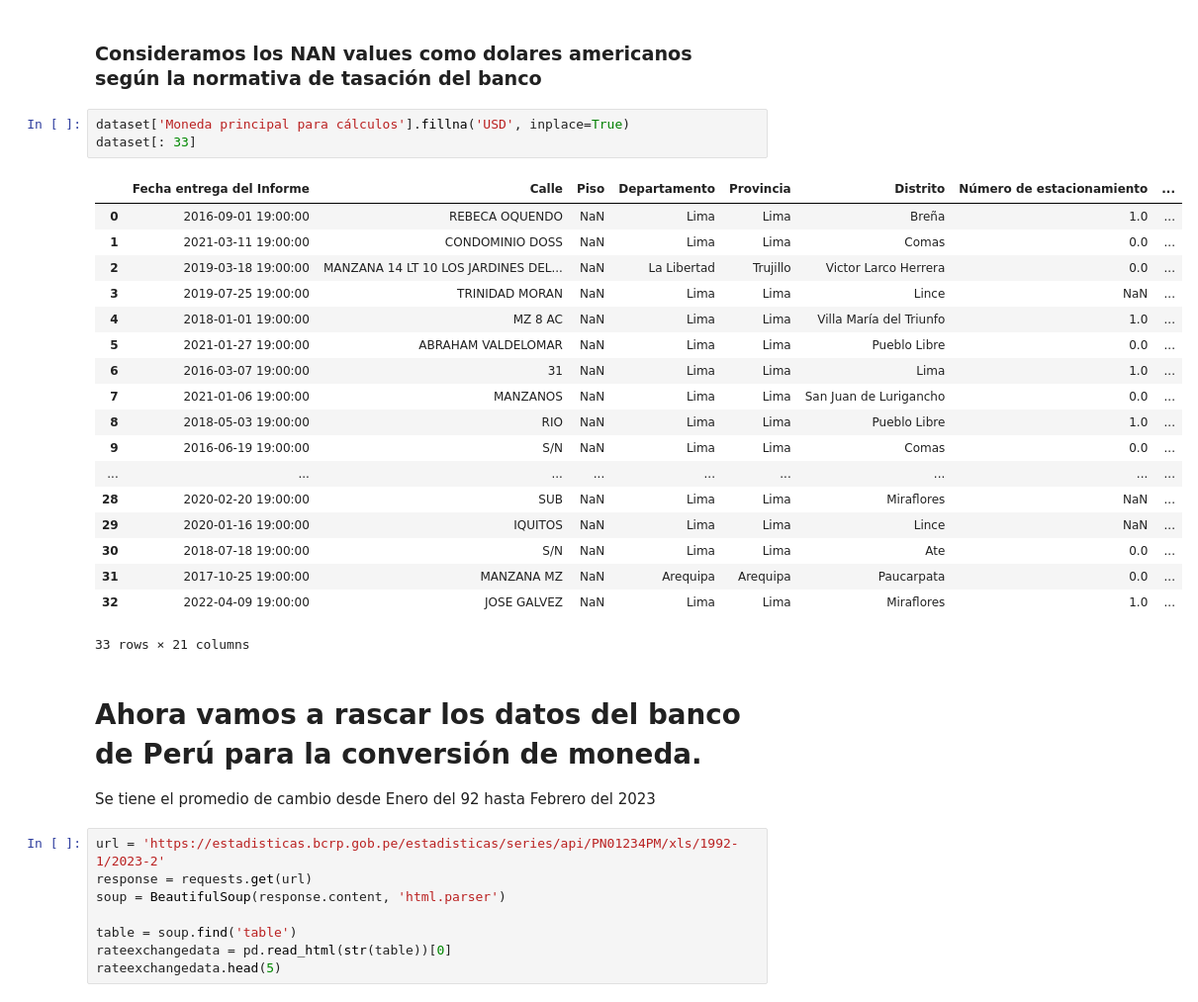
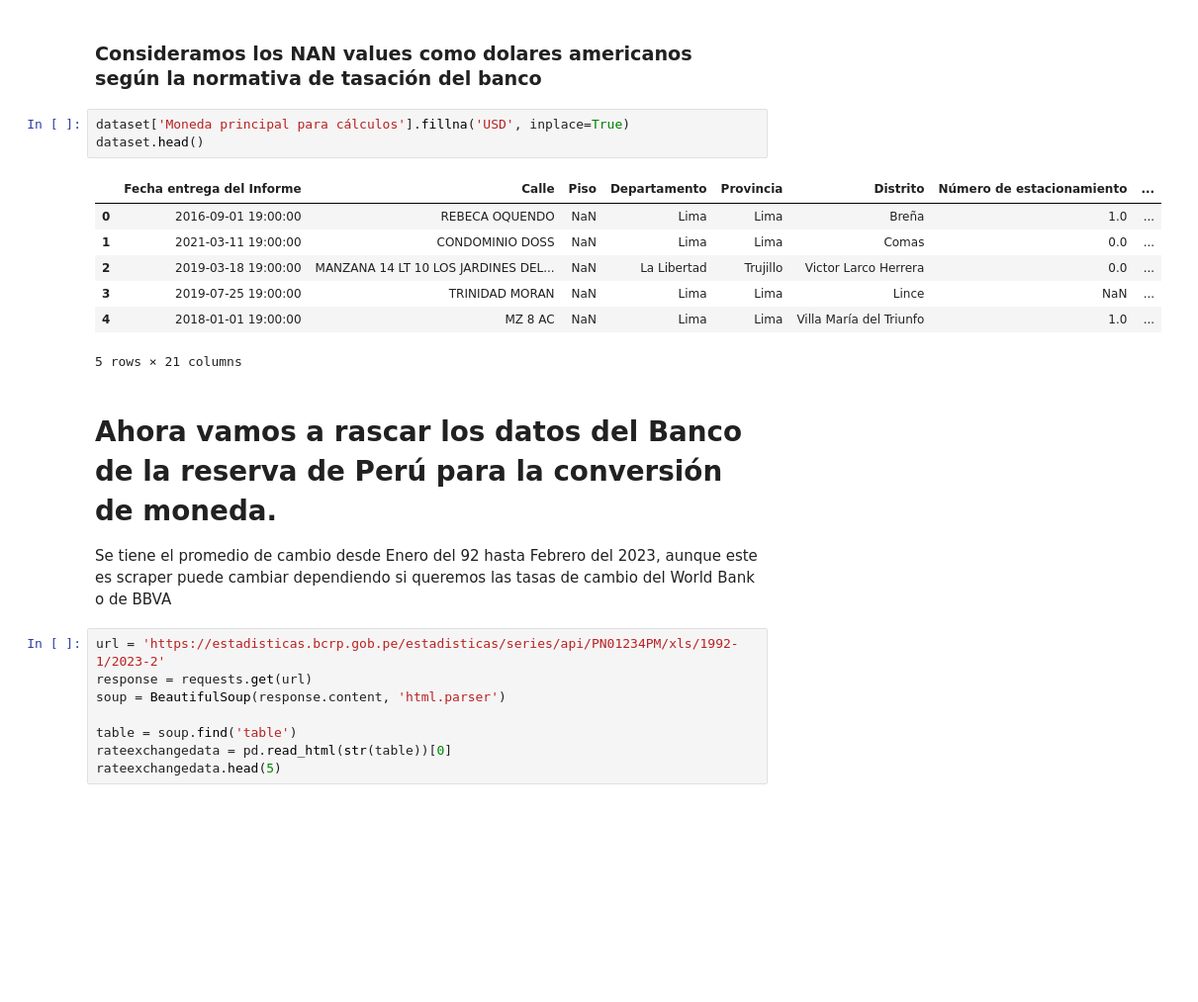
Before and after one commit to LordAngel11/DataDrivenStrikesBack, a Jupyter notebook: Analisis2.0.ipynb, the cells around one changed output. Shown at 99% size. Saved outputs shown, nothing was run; the diff lists cells and outputs as text; blank space fills up the shorter version.

```diff
--- a/Analisis2.0.ipynb
+++ b/Analisis2.0.ipynb
@@ -54,30 +44,19 @@ dataset[:33]
 ### Consideramos los NAN values como dolares americanos según la normativa de tasación del banco
 # %%
 dataset['Moneda principal para cálculos'].fillna('USD', inplace=True)
-dataset[: 33]
+dataset.head()
 # %% [output]
 |  | Fecha entrega del Informe | Calle | Piso | Departamento | Provincia | Distrito | Número de estacionamiento | ... |
 | 0 | 2016-09-01 19:00:00 | REBECA OQUENDO | NaN | Lima | Lima | Breña | 1.0 | ... |
 | 1 | 2021-03-11 19:00:00 | CONDOMINIO DOSS | NaN | Lima | Lima | Comas | 0.0 | ... |
 | 2 | 2019-03-18 19:00:00 | MANZANA 14 LT 10 LOS JARDINES DEL... | NaN | La Libertad | Trujillo | Victor Larco Herrera | 0.0 | ... |
 | 3 | 2019-07-25 19:00:00 | TRINIDAD MORAN | NaN | Lima | Lima | Lince | NaN | ... |
 | 4 | 2018-01-01 19:00:00 | MZ 8 AC | NaN | Lima | Lima | Villa María del Triunfo | 1.0 | ... |
-| 5 | 2021-01-27 19:00:00 | ABRAHAM VALDELOMAR | NaN | Lima | Lima | Pueblo Libre | 0.0 | ... |
-| 6 | 2016-03-07 19:00:00 | 31 | NaN | Lima | Lima | Lima | 1.0 | ... |
-| 7 | 2021-01-06 19:00:00 | MANZANOS | NaN | Lima | Lima | San Juan de Lurigancho | 0.0 | ... |
-| 8 | 2018-05-03 19:00:00 | RIO | NaN | Lima | Lima | Pueblo Libre | 1.0 | ... |
-| 9 | 2016-06-19 19:00:00 | S/N | NaN | Lima | Lima | Comas | 0.0 | ... |
-| ... | ... | ... | ... | ... | ... | ... | ... | ... |
-| 28 | 2020-02-20 19:00:00 | SUB | NaN | Lima | Lima | Miraflores | NaN | ... |
-| 29 | 2020-01-16 19:00:00 | IQUITOS | NaN | Lima | Lima | Lince | NaN | ... |
-| 30 | 2018-07-18 19:00:00 | S/N | NaN | Lima | Lima | Ate | 0.0 | ... |
-| 31 | 2017-10-25 19:00:00 | MANZANA MZ | NaN | Arequipa | Arequipa | Paucarpata | 0.0 | ... |
-| 32 | 2022-04-09 19:00:00 | JOSE GALVEZ | NaN | Lima | Lima | Miraflores | 1.0 | ... |
-33 rows × 21 columns
+5 rows × 21 columns
 # %% [markdown]
-# Ahora vamos a rascar los datos del banco de Perú para la conversión de moneda.
+# Ahora vamos a rascar los datos del Banco de la reserva de Perú para la conversión de moneda.
 
-Se tiene el promedio de cambio desde Enero del 92 hasta Febrero del 2023
+Se tiene el promedio de cambio desde Enero del 92 hasta Febrero del 2023, aunque este es scraper puede cambiar dependiendo si queremos las tasas de cambio del World Bank o de BBVA
 # %%
 url = 'https://estadisticas.bcrp.gob.pe/estadisticas/series/api/PN01234PM/xls/1992-1/2023-2'
 response = requests.get(url)
```
Also changed, not shown: parts of 9 cells of this notebook.
